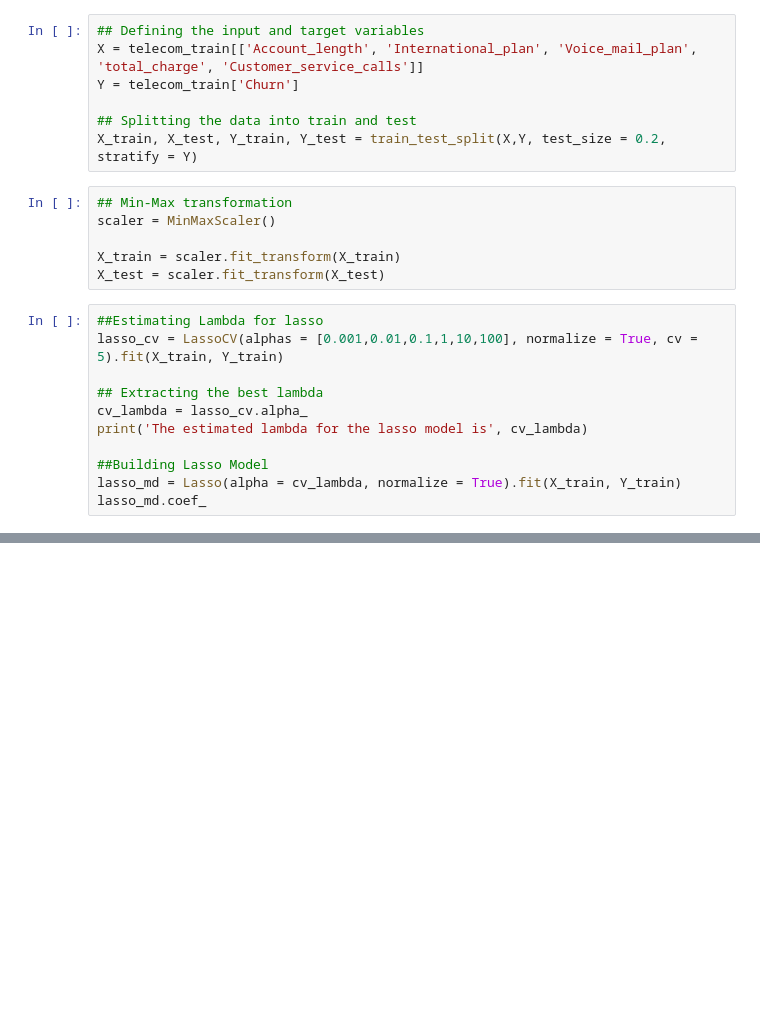
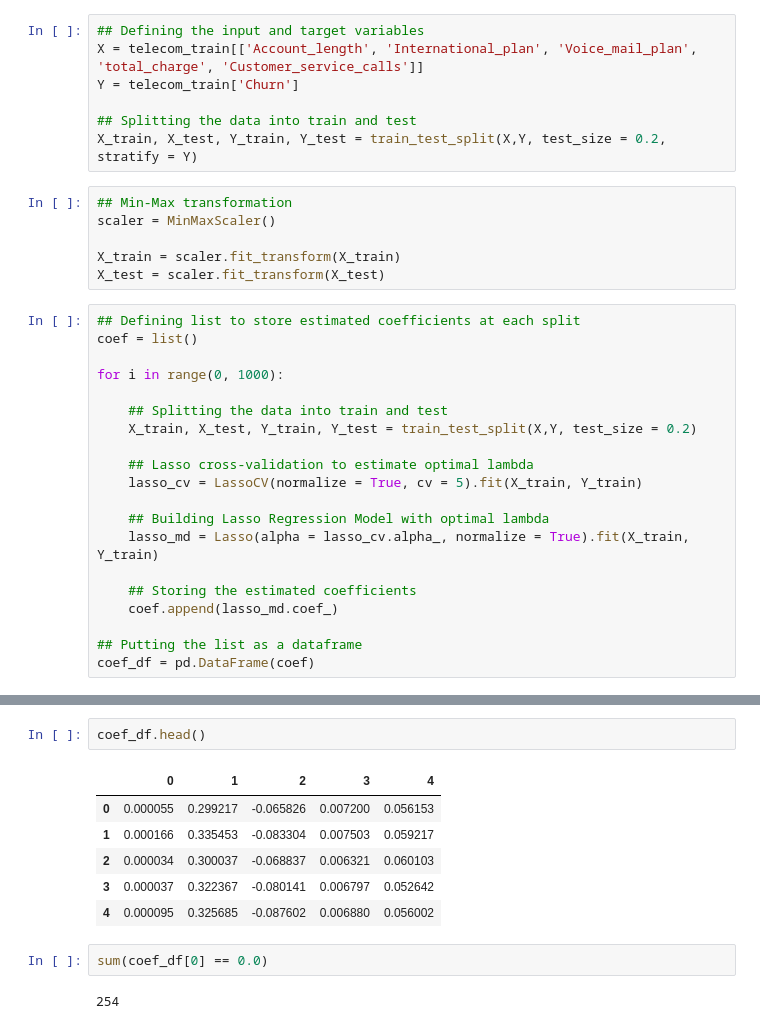
Before and after one commit to Babinmck/DATA445, a Jupyter notebook: Exams/Exam_1.ipynb, the cells around one changed output, grey strips where cells are left out. Saved outputs shown, nothing was run; the diff lists cells and outputs as text; blank space fills up the shorter version.

```diff
--- a/Exams/Exam_1.ipynb
+++ b/Exams/Exam_1.ipynb
@@ -236,14 +256,23 @@ scaler = MinMaxScaler()
 
 X_train = scaler.fit_transform(X_train)
 X_test = scaler.fit_transform(X_test)
-# %%
-##Estimating Lambda for lasso
-lasso_cv = LassoCV(alphas = [0.001,0.01,0.1,1,10,100], normalize = True, cv = 5).fit(X_train, Y_train)
-
-## Extracting the best lambda
-cv_lambda = lasso_cv.alpha_
-print('The estimated lambda for the lasso model is', cv_lambda)
-
-##Building Lasso Model
-lasso_md = Lasso(alpha = cv_lambda, normalize = True).fit(X_train, Y_train)
-lasso_md.coef_
+# %%
+## Defining list to store estimated coefficients at each split
+coef = list()
+
+for i in range(0, 1000):
+
+    ## Splitting the data into train and test
+    X_train, X_test, Y_train, Y_test = train_test_split(X,Y, test_size = 0.2)
+
+    ## Lasso cross-validation to estimate optimal lambda
+    lasso_cv = LassoCV(normalize = True, cv = 5).fit(X_train, Y_train)
+
+    ## Building Lasso Regression Model with optimal lambda
+    lasso_md = Lasso(alpha = lasso_cv.alpha_, normalize = True).fit(X_train, Y_train)
+
+    ## Storing the estimated coefficients
+    coef.append(lasso_md.coef_)
+
+## Putting the list as a dataframe
+coef_df = pd.DataFrame(coef)
@@ -249,0 +297,13 @@ lasso_md.coef_
+# %%
+coef_df.head()
+# %% [output]
+|  | 0 | 1 | 2 | 3 | 4 |
+| 0 | 0.000055 | 0.299217 | -0.065826 | 0.007200 | 0.056153 |
+| 1 | 0.000166 | 0.335453 | -0.083304 | 0.007503 | 0.059217 |
+| 2 | 0.000034 | 0.300037 | -0.068837 | 0.006321 | 0.060103 |
+| 3 | 0.000037 | 0.322367 | -0.080141 | 0.006797 | 0.052642 |
+| 4 | 0.000095 | 0.325685 | -0.087602 | 0.006880 | 0.056002 |
+# %%
+sum(coef_df[0] == 0.0)
+# %% [output]
+254
```
Also changed, not shown: parts of 23 cells of this notebook.
